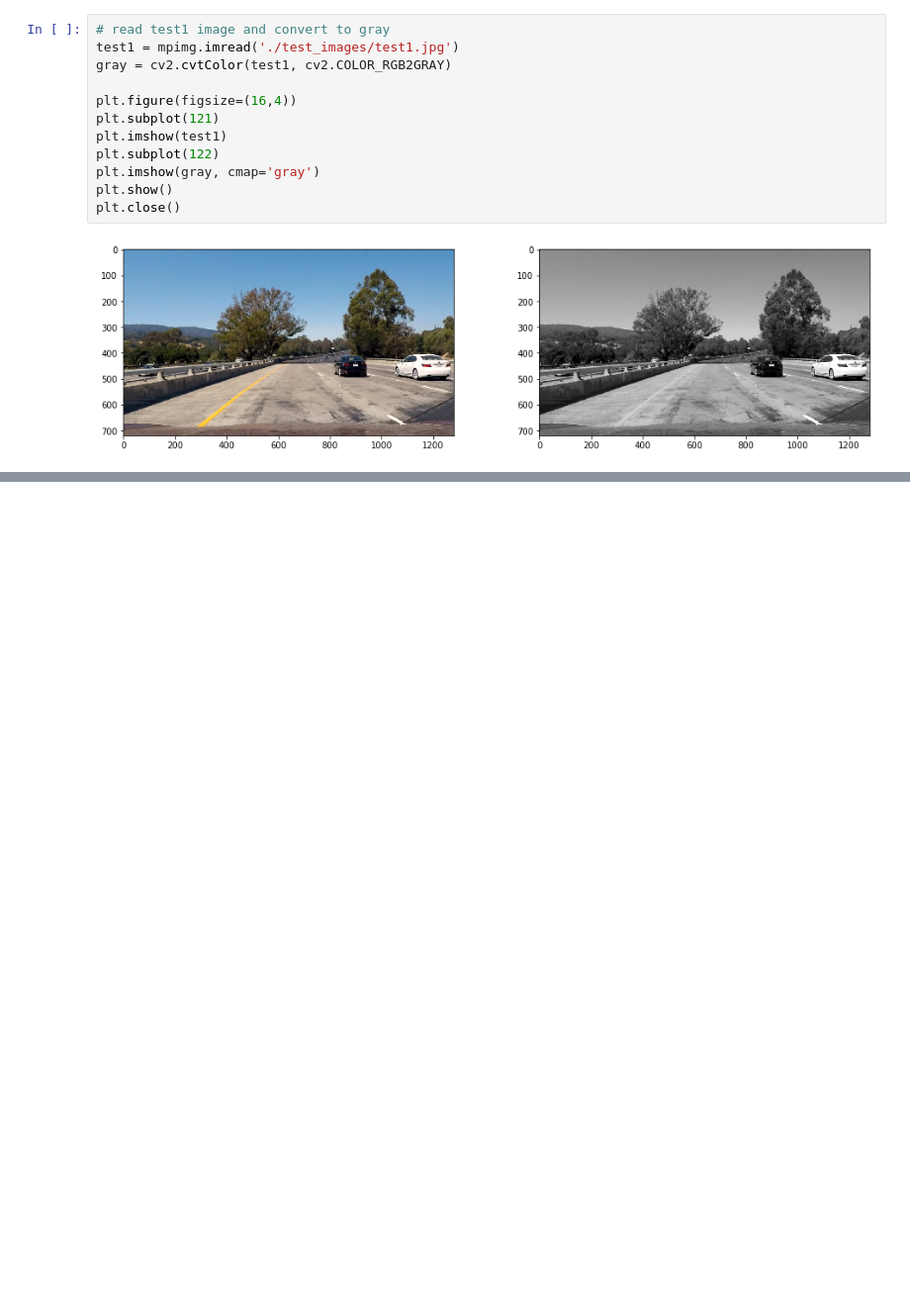
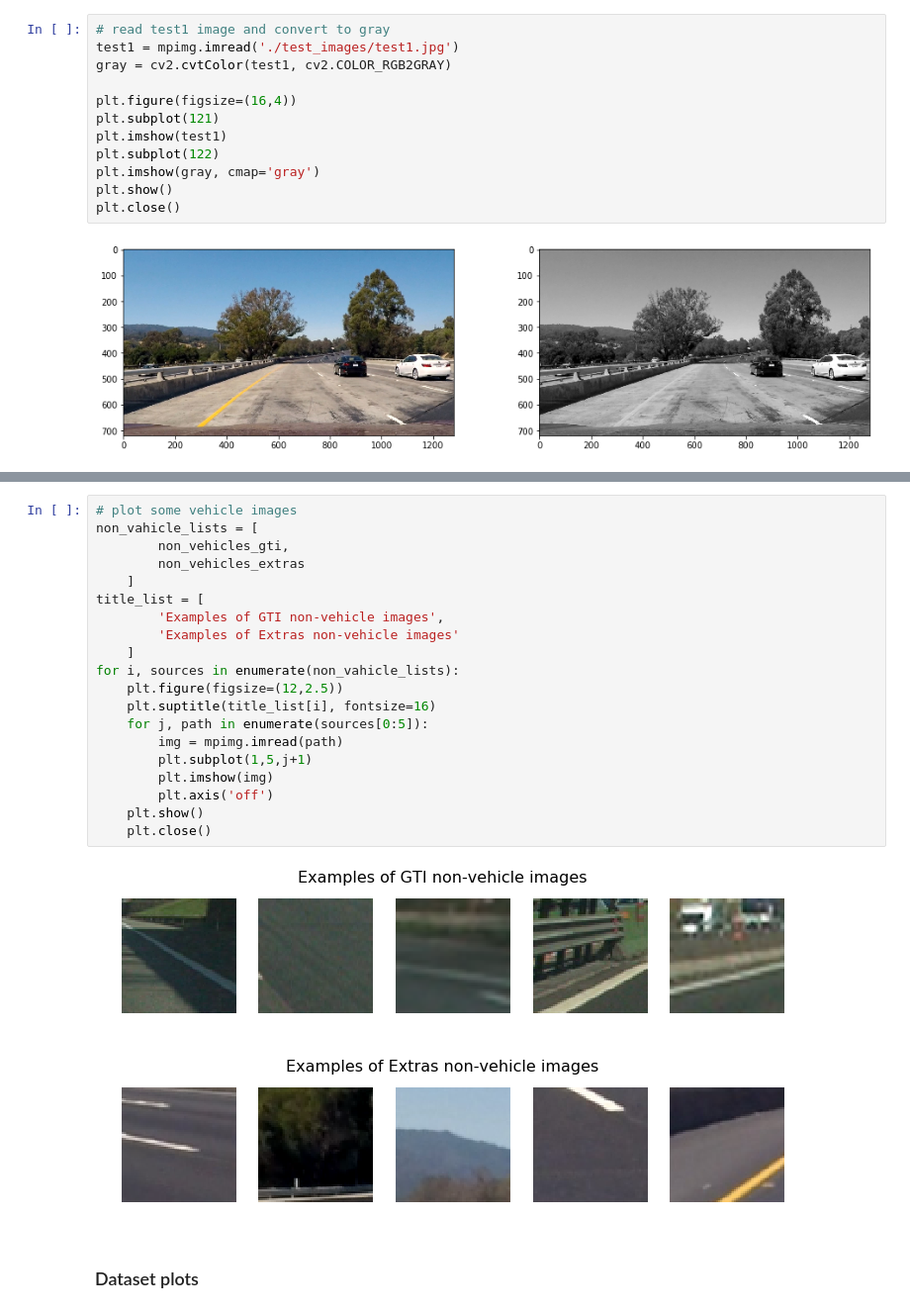
Before and after one commit to musa-atlihan/CarND-Vehicle-Detection, a Jupyter notebook: project-code.ipynb, the cells around one changed output, grey strips where cells are left out. Shown at 99% size. Saved outputs shown, nothing was run; the diff lists cells and outputs as text; blank space fills up the shorter version.

```diff
--- a/project-code.ipynb
+++ b/project-code.ipynb
@@ -90,0 +226,25 @@ The shape of 16x16 cell size: (5, 9, 2, 2, 9)
+# %%
+# plot some vehicle images
+non_vahicle_lists = [
+        non_vehicles_gti,
+        non_vehicles_extras
+    ]
+title_list = [
+        'Examples of GTI non-vehicle images',
+        'Examples of Extras non-vehicle images'
+    ]
+for i, sources in enumerate(non_vahicle_lists):
+    plt.figure(figsize=(12,2.5))
+    plt.suptitle(title_list[i], fontsize=16)
+    for j, path in enumerate(sources[0:5]):
+        img = mpimg.imread(path)
+        plt.subplot(1,5,j+1)
+        plt.imshow(img)
+        plt.axis('off')
+    plt.show()
+    plt.close()
+# %% [output]
+[figure, added]
+[figure, added]
+# %% [markdown]
+### Dataset plots
```
Also changed, not shown: parts of 18 cells of this notebook, 1 other file.
